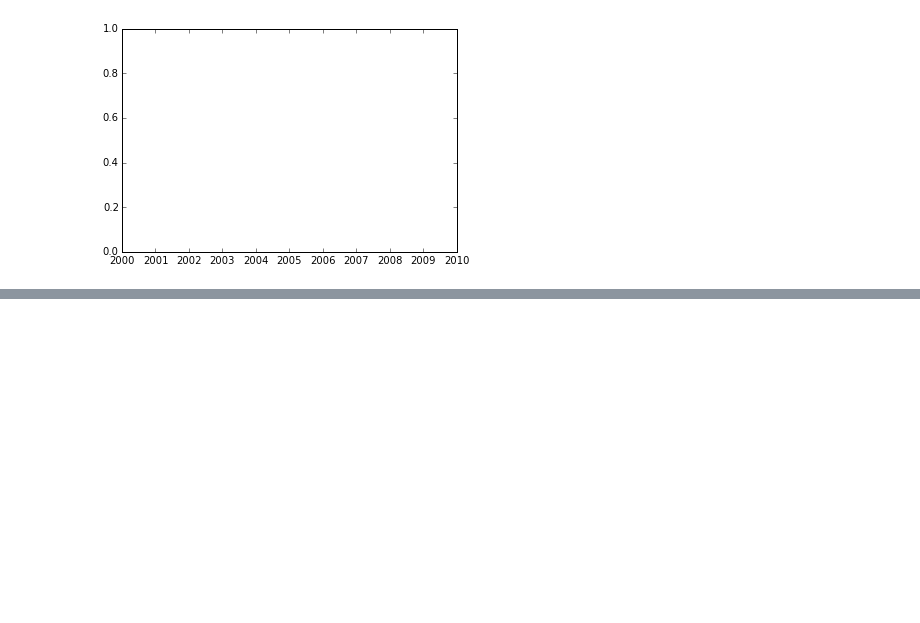
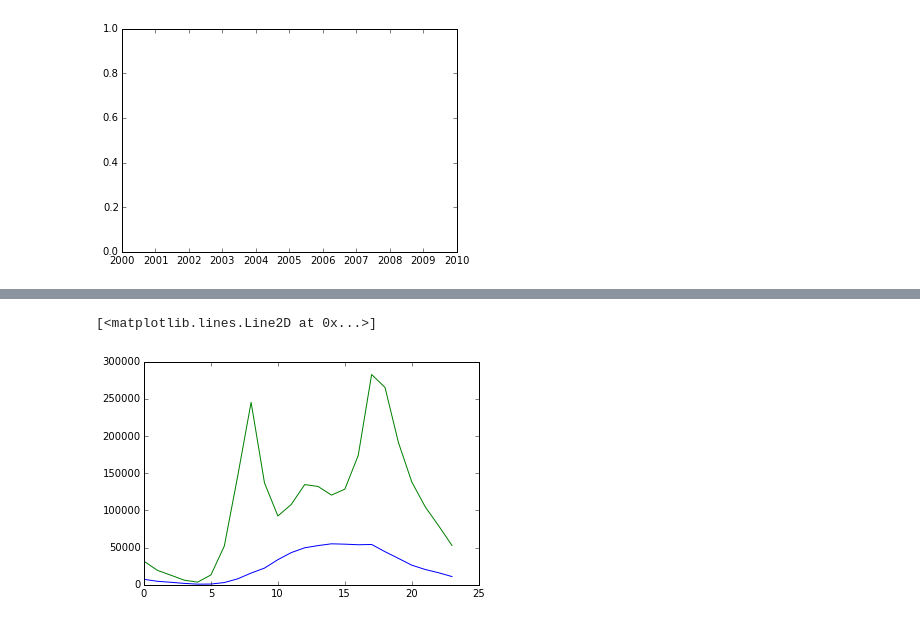
Before and after one commit to williamsnichols/DAT_20_Students, a Jupyter notebook: EVCinNYC/Assigment4/Assignment4_part2.ipynb, the cells around one changed output, grey strips where cells are left out. Cells and saved outputs as stored; diff of their text form; code cells hidden in the pictures; blank space fills up the shorter version.

```diff
--- a/EVCinNYC/Assigment4/Assignment4_part2.ipynb
+++ b/EVCinNYC/Assigment4/Assignment4_part2.ipynb
@@ -116,0 +127,8 @@ ValueError: x and y must have same first dimension
+# %%
+bikehrs = data.groupby('hr')
+sumbikehrs = bikehrs.sum()
+plt.plot(sumbikehrs.casual, label="casual")
+plt.plot(sumbikehrs.registered, label="registered")
+# %% [output]
+[<matplotlib.lines.Line2D at 0x...>]
+[figure, added]
```
Also changed, not shown: parts of 3 cells of this notebook, 2 other files.
